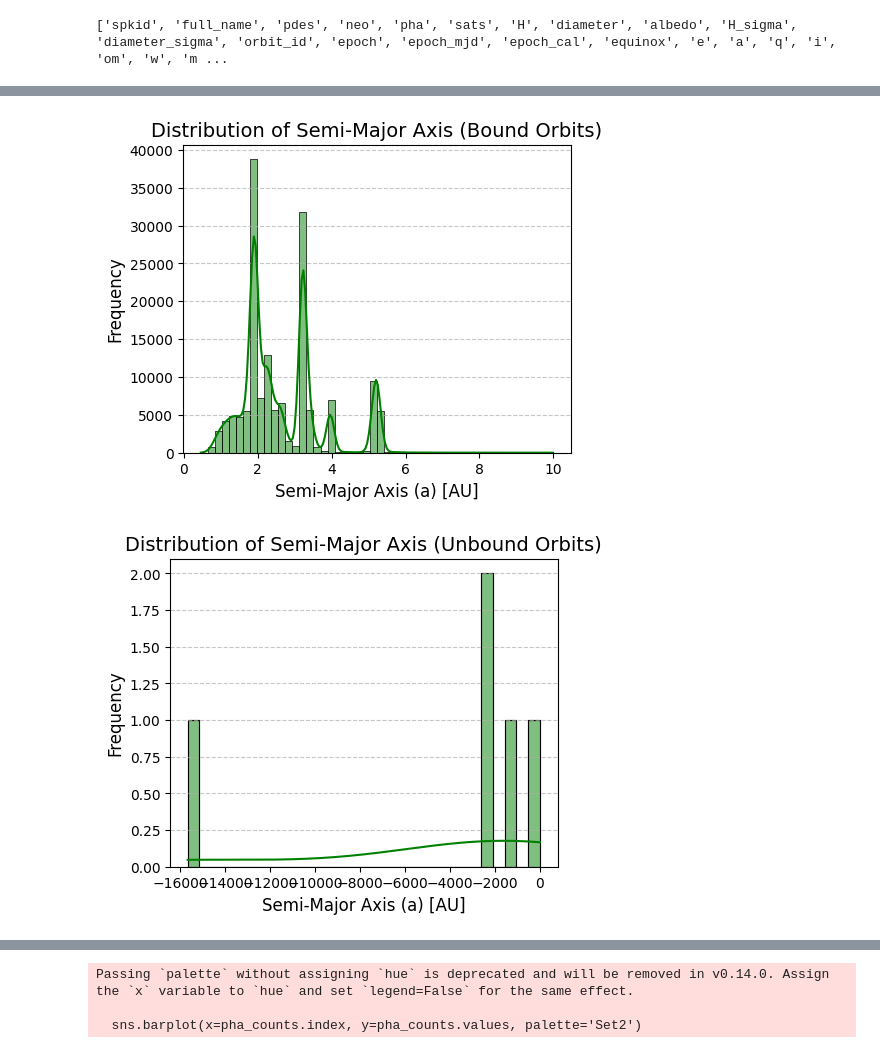
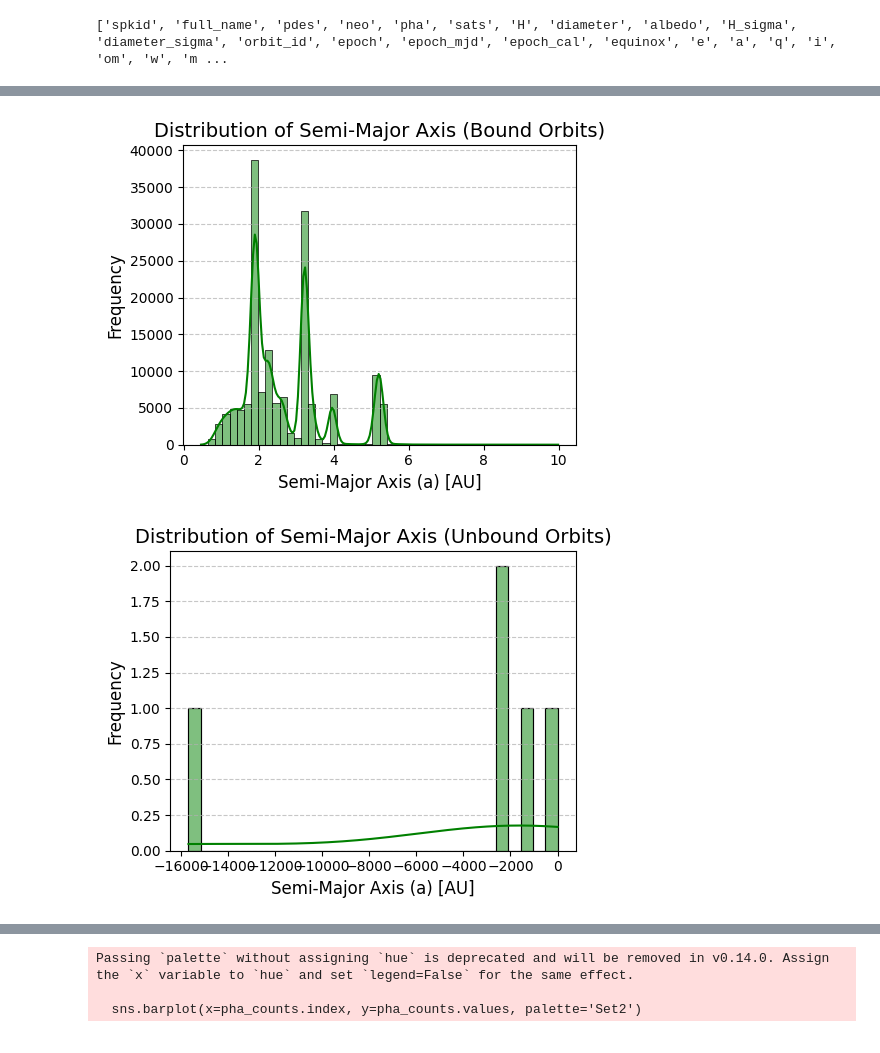
Before and after one commit to MayurSoni2003/Asteroids-Machine-Learning-Analysis, a Jupyter notebook: PHA.ipynb, the cells around one changed output, grey strips where cells are left out. Saved outputs shown, nothing was run; the diff lists cells and outputs as text; code cells hidden in the pictures.

```diff
--- a/PHA.ipynb
+++ b/PHA.ipynb
@@ -272,19 +280,26 @@ plt.title("Distribution of Semi-Major Axis (Bound Orbits)", fontsize=14)
 plt.xlabel("Semi-Major Axis (a) [AU]", fontsize=12)
 plt.ylabel("Frequency", fontsize=12)
 plt.grid(axis='y', linestyle='--', alpha=0.7)
+
+# 🔽 Save before show
+plt.tight_layout()
+plt.savefig("a bound.png", dpi=300)
 plt.show()
 # %% [output]
-[figure, old version]
+[figure, new version]
 # %%
 df_unbound = df[df['a'] < 0]
 
 plt.figure(figsize=(5, 4))
 sns.histplot(df_unbound['a'], bins=30, kde=True, color='green')
 plt.title("Distribution of Semi-Major Axis (Unbound Orbits)", fontsize=14)
 plt.xlabel("Semi-Major Axis (a) [AU]", fontsize=12)
 plt.ylabel("Frequency", fontsize=12)
 plt.grid(axis='y', linestyle='--', alpha=0.7)
+
+plt.tight_layout()
+plt.savefig("a unbound.png", dpi=300)
 plt.show()
 # %% [output]
-[figure, old version]
+[figure, new version]
 # %%
```
Also changed, not shown: parts of 14 cells of this notebook.
